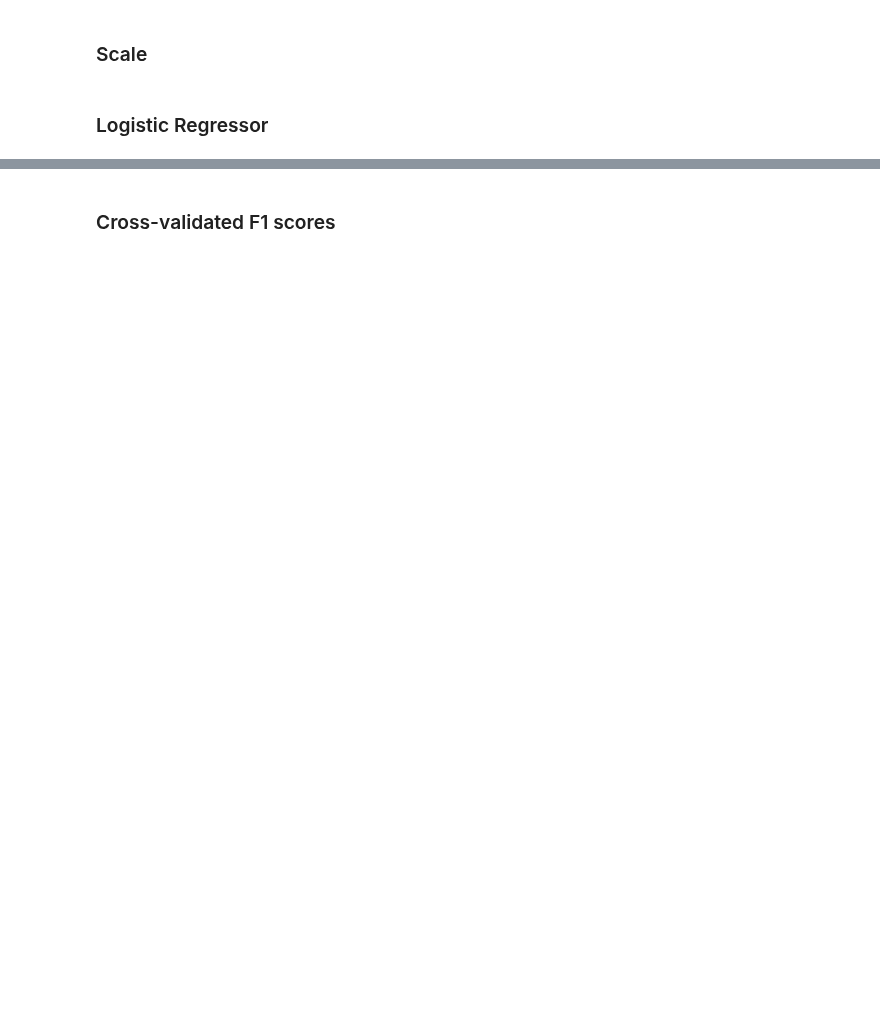
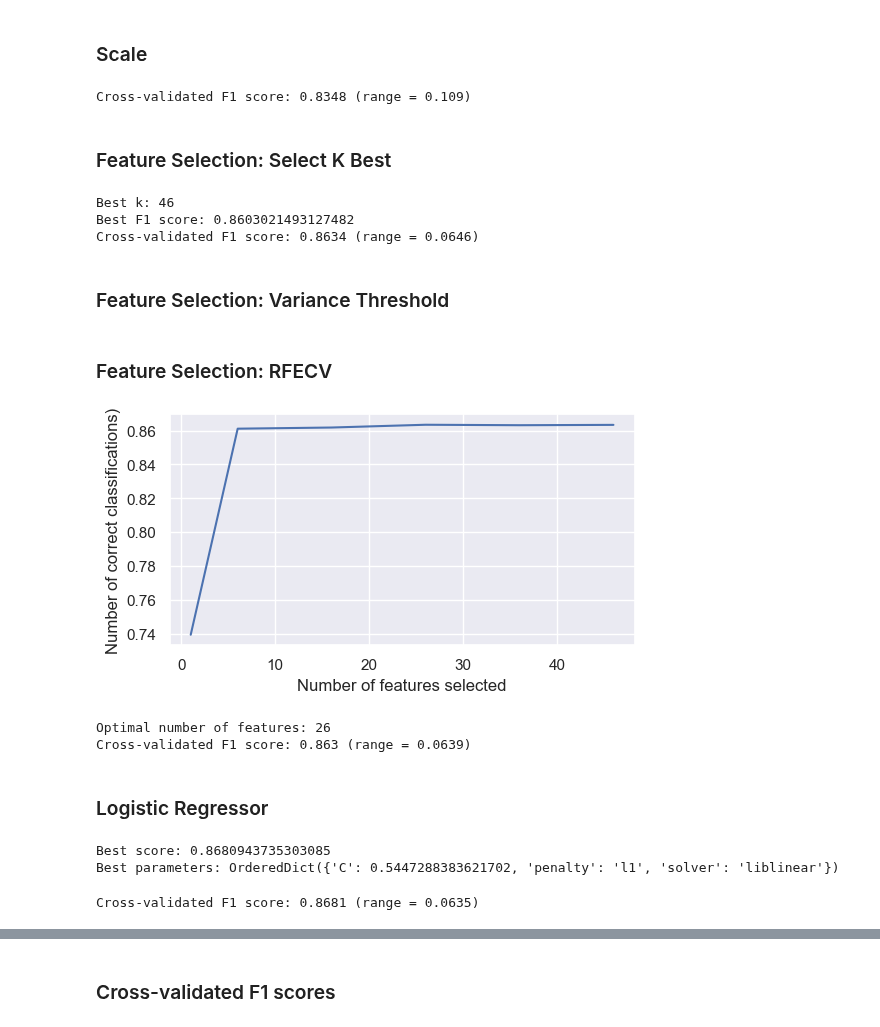
Before and after one commit to jamesdeluk/data-projects, a Jupyter notebook: Projects/nlp-with-disaster-tweets/disaster-tweets-nlp.ipynb, the cells around one changed output, grey strips where cells are left out. Saved outputs shown, nothing was run; the diff lists cells and outputs as text; code cells hidden in the pictures; blank space fills up the shorter version.

Commit message:
added y_true, crossval over time, moved testing to end

```diff
--- a/Projects/nlp-with-disaster-tweets/disaster-tweets-nlp.ipynb
+++ b/Projects/nlp-with-disaster-tweets/disaster-tweets-nlp.ipynb
@@ -350,7 +789,7 @@ features_cv_urls = list(vec_urls.get_feature_names_out())
 features_cv = features_cv_hashtags + features_cv_handles + features_cv_urls
 features_tv = list(vec_text.get_feature_names_out())
 
-features_to_keep = features_stats + features_te_ce + features_te_skl + features_cv + features_tv
+features_to_keep = features_stats + features_polys + features_te_ce + features_te_skl + features_cv + features_tv
 features_to_keep.remove('text')
 
 X_train = df_train[features_to_keep]
@@ -358,6 +797,7 @@ y_train = df_train['target']
 # %% [markdown]
 ### First run
 # %%
-cross_val_f1 = cross_val_score(lr, X_train, y_train, cv=5, scoring='f1').mean()
-print(f'Cross-validated F1 score:\t{round(cross_val_f1,4)}')
-cv_scores.append(('Initial',cross_val_f1))
+def crossval(stage):
+    cross_val_f1 = cross_val_score(lr, X_train, y_train, cv=5, scoring='f1')
+    print(f'Cross-validated F1 score: {round(cross_val_f1.mean(),4)} (range = {(cross_val_f1.max()-cross_val_f1.min()).round(4)})')
+    cv_scores.append((stage,cross_val_f1.mean()))
@@ -383,4 +836,8 @@ cv_scores.append(('SMOTE',cross_val_f1))
 ### Scale
 # %%
 scaler = MinMaxScaler()
-X_train_scaled = scaler.fit_transform(X_train)
+X_train = scaler.fit_transform(X_train)
+
+crossval('Scale')
+# %% [output]
+Cross-validated F1 score: 0.8348 (range = 0.109)
@@ -390,0 +844,19 @@ cv_scores.append(('Scale',cross_val_f1))
+# %% [markdown]
+### Feature Selection: Select K Best
+# %%
+selector_pipeline = Pipeline([('select',SelectKBest(score_func=chi2)), ('clf',lr)])
+bayessearch_selector = BayesSearchCV(estimator=selector_pipeline, search_spaces={'select__k':(1,X_train.shape[1])}, n_iter=100, scoring='f1', cv=5, verbose=0, n_jobs=-1)
+bayessearch_selector.fit(X_train, y_train)
+print("Best k:", bayessearch_selector.best_params_['select__k'])
+print("Best F1 score:", bayessearch_selector.best_score_)
+selector_kb = bayessearch_selector.best_estimator_[0]
+# selector_kb = SelectKBest(score_func=chi2, k=500)
+X_train = selector_kb.fit_transform(X_train, y_train)
+
+crossval('SKB')
+# %% [output]
+Best k: 46
+Best F1 score: 0.8603021493127482
+Cross-validated F1 score: 0.8634 (range = 0.0646)
+# %% [markdown]
+### Feature Selection: Variance Threshold
@@ -391,2 +869,27 @@ cv_scores.append(('Scale',cross_val_f1))
+# %% [markdown]
+### Feature Selection: RFECV
+# %%
+rfecv = RFECV(estimator=lr, step=10, cv=5, scoring='f1')
+rfecv.fit(X_train, y_train)
+
+plt.figure(figsize=(6,3))
+plt.xlabel("Number of features selected")
+plt.ylabel("Number of correct classifications)")
+plt.plot(rfecv.cv_results_['n_features'], rfecv.cv_results_['mean_test_score'])
+plt.show()
+
+print("Optimal number of features:", rfecv.n_features_)
+# rfecv_features = rfecv.support_
+# print("Selected features:", rfecv_features)
+# print("Selected features:", X_train.columns[rfecv_features])
+# print("Feature rankings:", rfecv.ranking_)
+
+X_train = rfecv.transform(X_train)
+
+crossval('RFECV')
+# %% [output]
+[figure, added]
+Optimal number of features: 26
+Cross-validated F1 score: 0.863 (range = 0.0639)
 # %% [markdown]
 ### Logistic Regressor
@@ -393,6 +902,9 @@ cv_scores.append(('Scale',cross_val_f1))
 # %%
-search_spaces = [{'solver':['liblinear'], 'penalty':['l1','l2'], 'C':(1e-4, 1e4, 'log-uniform')}]
-bayessearch_lr = BayesSearchCV(LogisticRegression(random_state=42), search_spaces=search_spaces, n_iter=100, scoring='f1', cv=5, n_jobs=-1)
-bayessearch_lr.fit(X_train_scaled, y_train)
-print("Best score:", bayessearch_lr.best_score_)
-print("Best parameters:", bayessearch_lr.best_params_)
+search_spaces = [{'solver':['liblinear'], 'penalty':['l1','l2'], 'C':(0.01, 10, 'log-uniform')}]
+bayessearch_lr = BayesSearchCV(LogisticRegression(random_state=42), search_spaces=search_spaces, n_iter=50, scoring='f1', cv=5, n_jobs=-1)
+bayessearch_lr.fit(X_train, y_train)
+print(f'Best score: {bayessearch_lr.best_score_}')
+print(f'Best parameters: {bayessearch_lr.best_params_}')
+# %% [output]
+Best score: 0.8680943735303085
+Best parameters: OrderedDict({'C': 0.5447288383621702, 'penalty': 'l1', 'solver': 'liblinear'})
@@ -405,5 +911,9 @@ print("Best parameters:", bayessearch_lr.best_params_)
 # %%
-lr = bayessearch_lr.best_estimator_
-# lr = LogisticRegression(random_state=42, C=0.14421478790765738, penalty='l1', solver='liblinear')
 # lr = gridsearch_lr.best_estimator_
 # lr = LogisticRegression(random_state=42, C=0.1, penalty='l1', solver='liblinear')
+lr = bayessearch_lr.best_estimator_
+# lr = LogisticRegression(random_state=42, C=0.3019007162229442, penalty='l1', solver='liblinear')
+
+crossval('LR')
+# %% [output]
+Cross-validated F1 score: 0.8681 (range = 0.0635)
```
Also changed, not shown: parts of 87 cells of this notebook.
